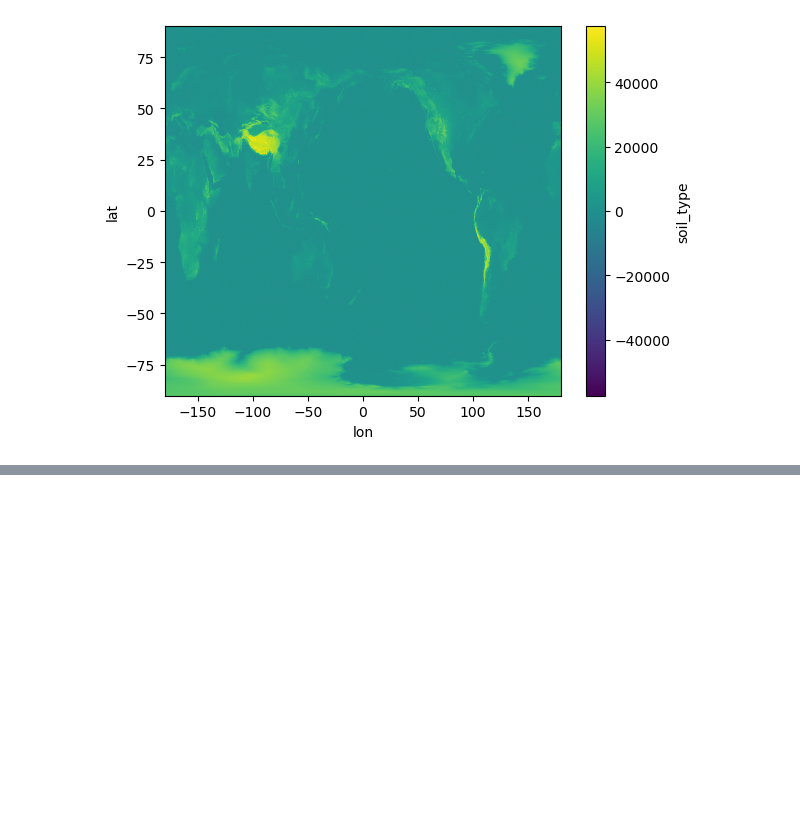
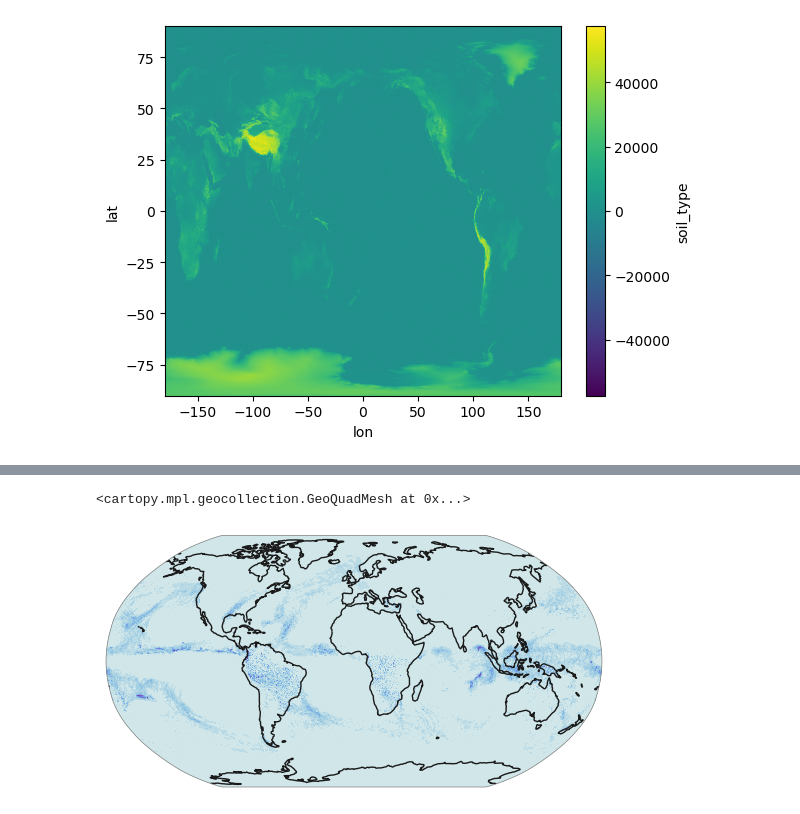
Before and after one commit to GISWLH/CanglongPhysics, a Jupyter notebook: Untitled.ipynb, the cells around one changed output, grey strips where cells are left out. Cells and saved outputs as stored; diff of their text form; code cells hidden in the pictures; blank space fills up the shorter version.

```diff
--- a/Untitled.ipynb
+++ b/Untitled.ipynb
@@ -1560,0 +1817,18 @@ soil_da.plot(cmap="viridis")
+# %%
+from utils import plot
+import xarray as xr
+lat = np.linspace(90, -90, 721)
+lon = np.linspace(0, 359.75, 1440)
+dataarray = xr.DataArray(
+    true_total_precip,
+    coords=[("lat", lat), ("lon", lon)],
+    name="sst"
+)
+fig = plt.figure()
+proj = ccrs.Robinson() #ccrs.Robinson()ccrs.Mollweide()Mollweide()
+ax = fig.add_subplot(111, projection=proj)
+levels = np.linspace(0, 0.001, num=19)
+plot.one_map_flat(dataarray, ax, levels=levels, cmap=cmaps.cmocean_dense, mask_ocean=False, add_coastlines=True, add_land=False, plotfunc="pcolormesh")
+# %% [output]
+<cartopy.mpl.geocollection.GeoQuadMesh at 0x...>
+[figure, added]
```
Also changed, not shown: parts of 9 cells of this notebook, 10 other files.
